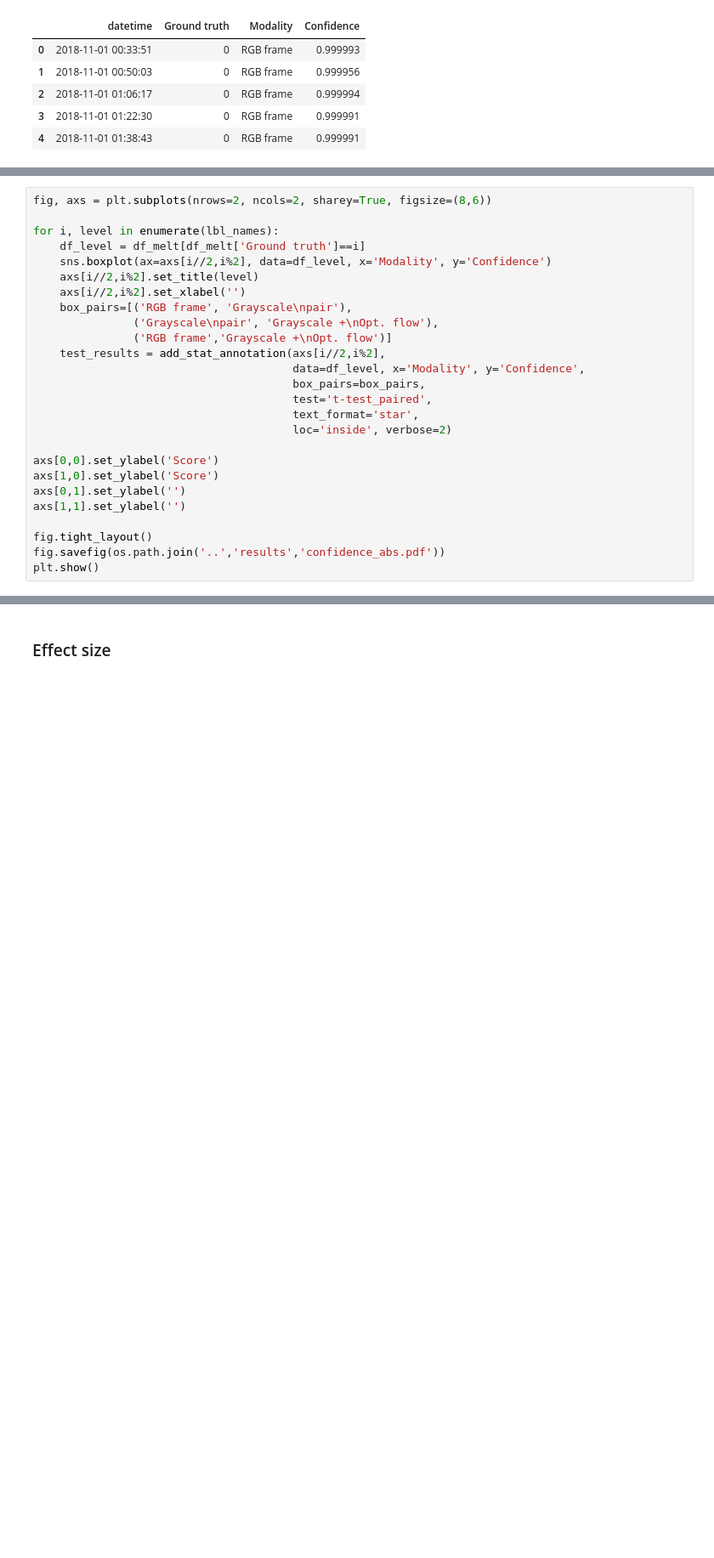
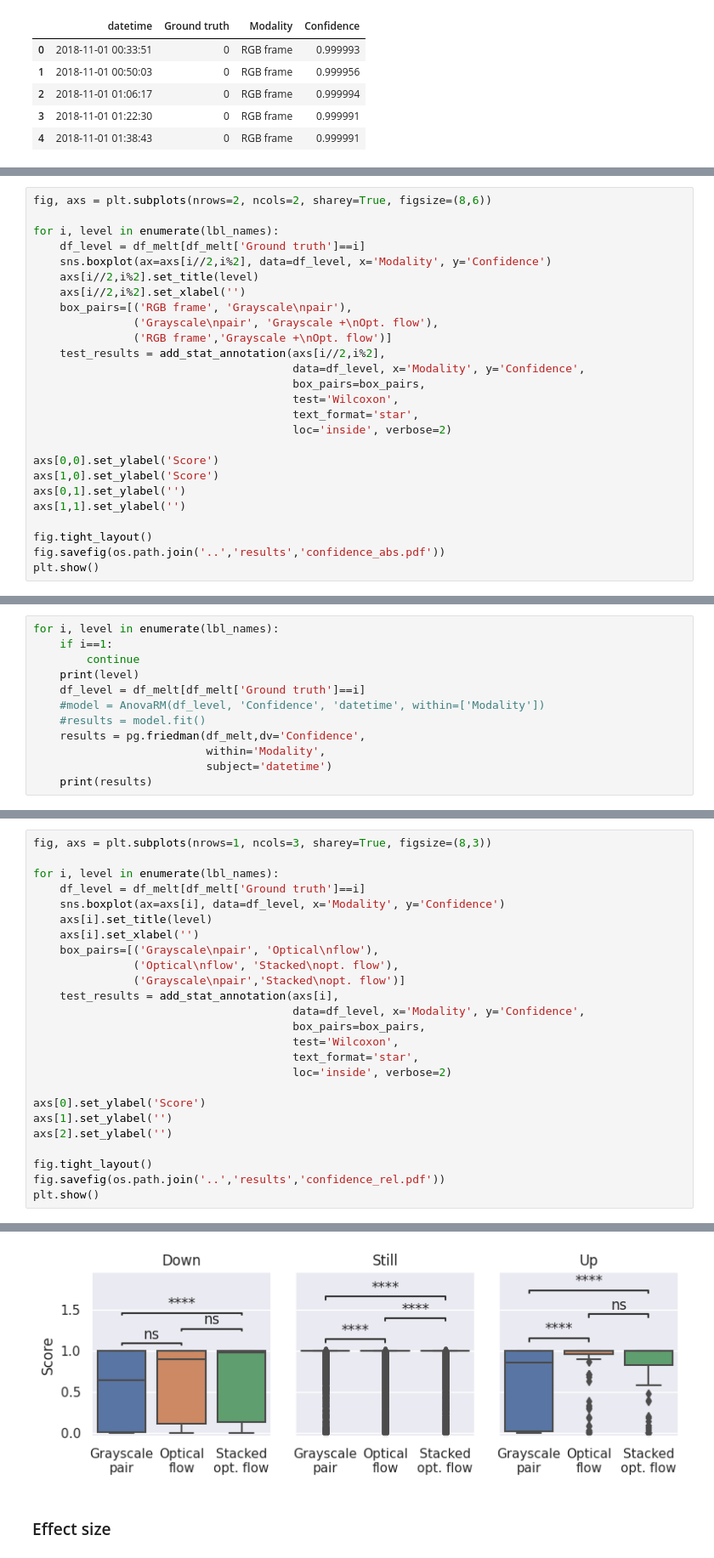
Before and after one commit to cmranieri/flood-detection, a Jupyter notebook: src/analyse_results.ipynb, the cells around one changed output, grey strips where cells are left out. Shown at 85% size. Drawn from its saved outputs; the diff is of its cells as text; blank space fills up the shorter version.

Commit message:
changed tests to nonparametric

```diff
--- a/src/analyse_results.ipynb
+++ b/src/analyse_results.ipynb
@@ -402,7 +404,7 @@ for i, level in enumerate(lbl_names):
     test_results = add_stat_annotation(axs[i//2,i%2],
                                        data=df_level, x='Modality', y='Confidence',
                                        box_pairs=box_pairs,
-                                       test='t-test_paired',
+                                       test='Wilcoxon',
                                        text_format='star',
                                        loc='inside', verbose=2)
 
@@ -435,0 +498,12 @@ Opt. flow: t-test paired samples with Bonferroni correction, P_val=1.448e-05 sta
+# %%
+for i, level in enumerate(lbl_names):
+    if i==1:
+        continue
+    print(level)
+    df_level = df_melt[df_melt['Ground truth']==i]
+    #model = AnovaRM(df_level, 'Confidence', 'datetime', within=['Modality'])
+    #results = model.fit()
+    results = pg.friedman(df_melt,dv='Confidence',
+                          within='Modality',
+                          subject='datetime')
+    print(results)
@@ -435,0 +517,26 @@ Opt. flow: t-test paired samples with Bonferroni correction, P_val=1.448e-05 sta
+# %%
+fig, axs = plt.subplots(nrows=1, ncols=3, sharey=True, figsize=(8,3))
+
+for i, level in enumerate(lbl_names):
+    df_level = df_melt[df_melt['Ground truth']==i]
+    sns.boxplot(ax=axs[i], data=df_level, x='Modality', y='Confidence')
+    axs[i].set_title(level)
+    axs[i].set_xlabel('')
+    box_pairs=[('Grayscale\npair', 'Optical\nflow'),
+               ('Optical\nflow', 'Stacked\nopt. flow'),
+               ('Grayscale\npair','Stacked\nopt. flow')]
+    test_results = add_stat_annotation(axs[i],
+                                       data=df_level, x='Modality', y='Confidence',
+                                       box_pairs=box_pairs,
+                                       test='Wilcoxon',
+                                       text_format='star',
+                                       loc='inside', verbose=2)
+
+axs[0].set_ylabel('Score')
+axs[1].set_ylabel('')
+axs[2].set_ylabel('')
+
+fig.tight_layout()
+fig.savefig(os.path.join('..','results','confidence_rel.pdf'))
+plt.show()
+# %% [output]
@@ -436,3 +560,4 @@ Opt. flow: t-test paired samples with Bonferroni correction, P_val=1.448e-05 sta
+[figure, added]
 # %% [markdown]
 ### Effect size
 # %%
```
Also changed, not shown: parts of 18 cells of this notebook, 5 other files.
